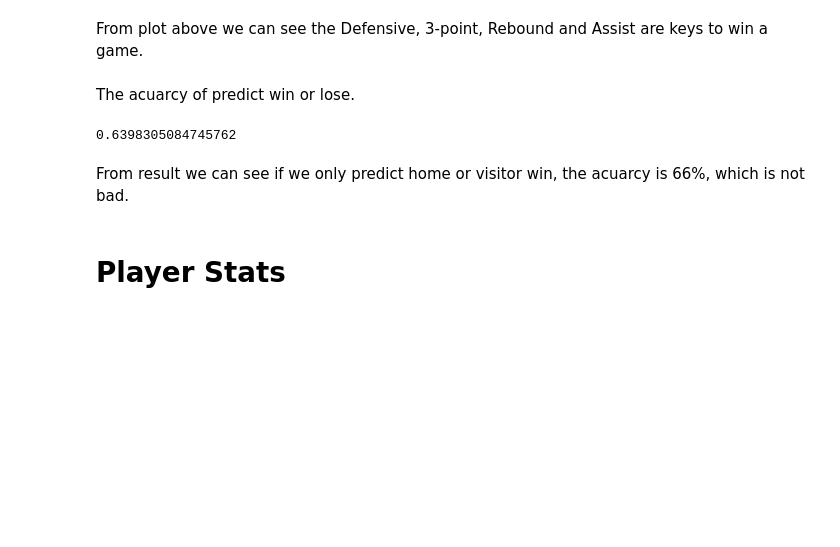
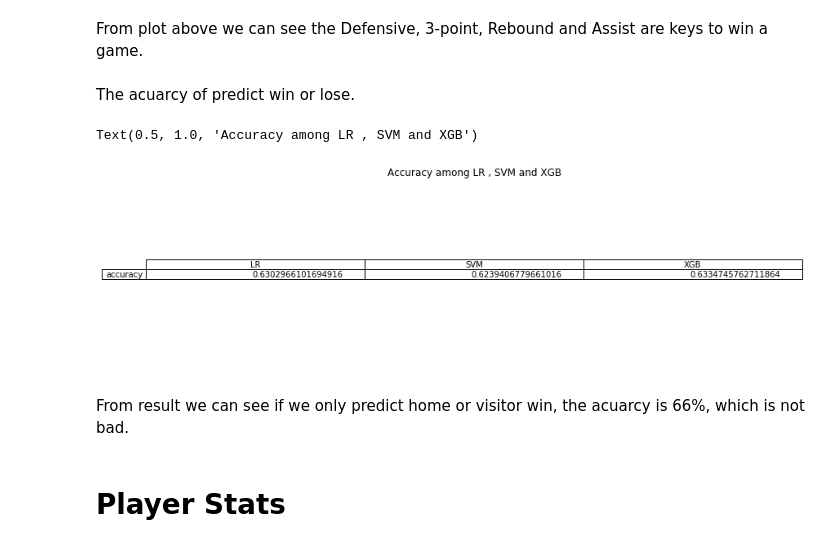
Before and after one commit to sobyl/NBA_Prediction, a Jupyter notebook: final.ipynb, the cells around one changed output. Drawn from its saved outputs; the diff is of its cells as text; code cells hidden in the pictures; blank space fills up the shorter version.

Commit message:
add table

```diff
--- a/final.ipynb
+++ b/final.ipynb
@@ -660,9 +673,19 @@ y_p = y_pred>0
 # %%
 y_t = y_val>0
 # %%
-sum(y_p == y_t)/len(y_p)
+score_xgb = sum(y_p == y_t)/len(y_p)
-# %% [output]
-0.6398305084745762
+# %%
+cell_text = [[score_lr, score_svm,score_xgb]]
+columns = ('LR', 'SVM', 'XGB')
+rows = ["accuracy"]
+fig, ax = plt.subplots()
+# ax.xaxis.set_visible(False)
+ax.axis('off')
+ax.table(cellText=cell_text,rowLabels=rows, colLabels=columns, colWidths = [0.8, 0.8, 0.8], loc="center")
+ax.set_title("Accuracy among LR , SVM and XGB")
+# %% [output]
+Text(0.5, 1.0, 'Accuracy among LR , SVM and XGB')
+[figure, added]
 # %% [markdown]
 From result we can see if we only predict home or visitor win, the acuarcy is 66%, which is not bad.
 # %% [markdown]
```
Also changed, not shown: parts of 6 cells of this notebook.
